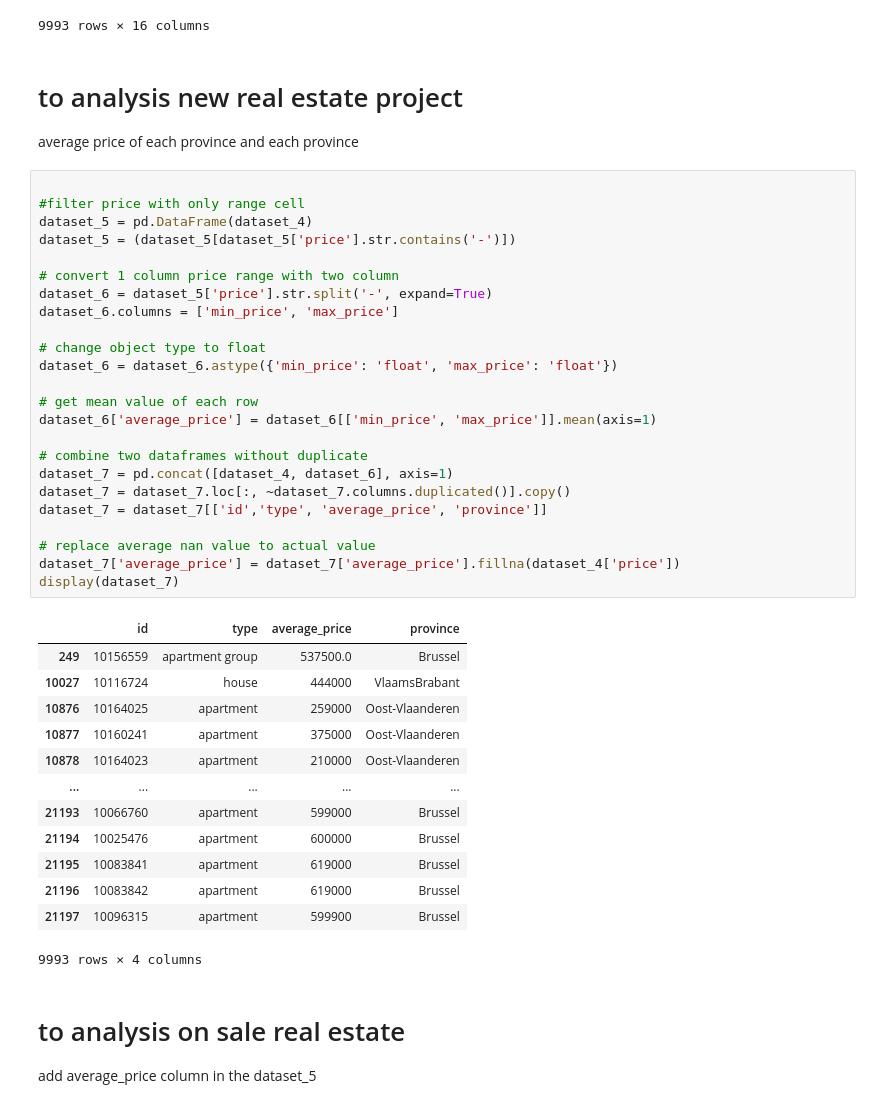
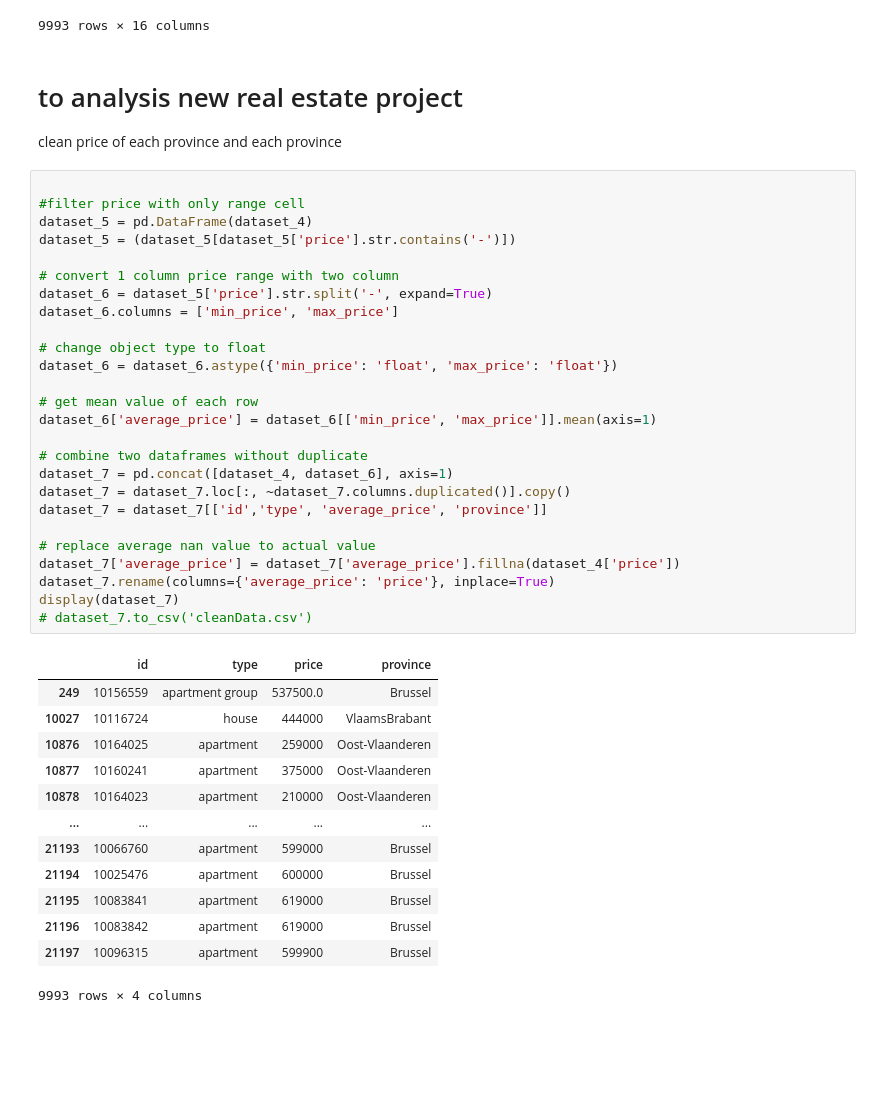
Before and after one commit to duckduckyaya/real-estate-price-prediction, a Jupyter notebook: data-acquisition/cleaning-data.ipynb, the cells around one changed output. Drawn from its saved outputs; the diff is of its cells as text; blank space fills up the shorter version.

Commit message:
have each province house price

```diff
--- a/data-acquisition/cleaning-data.ipynb
+++ b/data-acquisition/cleaning-data.ipynb
@@ -105,33 +105,35 @@ display(dataset_4)
 9993 rows × 16 columns
 # %% [markdown]
 # to analysis new real estate project
-average price of each province and each province
+clean price of each province and each province
 # %%
 
 #filter price with only range cell
 dataset_5 = pd.DataFrame(dataset_4)
 dataset_5 = (dataset_5[dataset_5['price'].str.contains('-')])
 
 # convert 1 column price range with two column
 dataset_6 = dataset_5['price'].str.split('-', expand=True)
 dataset_6.columns = ['min_price', 'max_price']
 
 # change object type to float
 dataset_6 = dataset_6.astype({'min_price': 'float', 'max_price': 'float'})
 
 # get mean value of each row
 dataset_6['average_price'] = dataset_6[['min_price', 'max_price']].mean(axis=1)
 
 # combine two dataframes without duplicate
 dataset_7 = pd.concat([dataset_4, dataset_6], axis=1)
 dataset_7 = dataset_7.loc[:, ~dataset_7.columns.duplicated()].copy()
 dataset_7 = dataset_7[['id','type', 'average_price', 'province']]
 
 # replace average nan value to actual value
 dataset_7['average_price'] = dataset_7['average_price'].fillna(dataset_4['price'])
+dataset_7.rename(columns={'average_price': 'price'}, inplace=True)
 display(dataset_7)
+# dataset_7.to_csv('cleanData.csv')
 # %% [output]
-|  | id | type | average_price | province |
+|  | id | type | price | province |
 | 249 | 10156559 | apartment group | 537500.0 | Brussel |
 | 10027 | 10116724 | house | 444000 | VlaamsBrabant |
 | 10876 | 10164025 | apartment | 259000 | Oost-Vlaanderen |
@@ -144,6 +146,3 @@ display(dataset_7)
 | 21196 | 10083842 | apartment | 619000 | Brussel |
 | 21197 | 10096315 | apartment | 599900 | Brussel |
 9993 rows × 4 columns
-# %% [markdown]
-# to analysis on sale real estate
-add average_price column in the dataset_5
```
Also changed, not shown: parts of 6 cells of this notebook.
